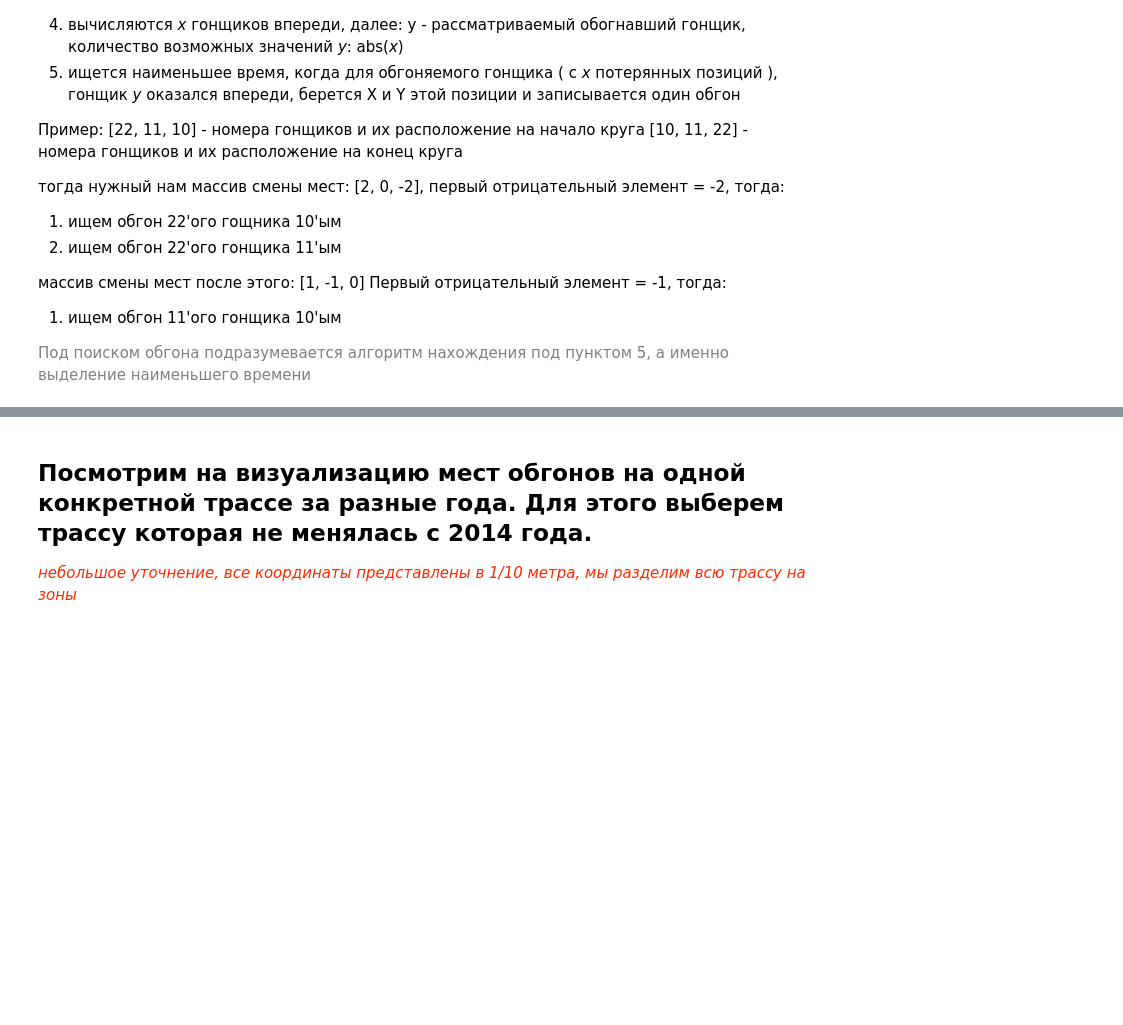
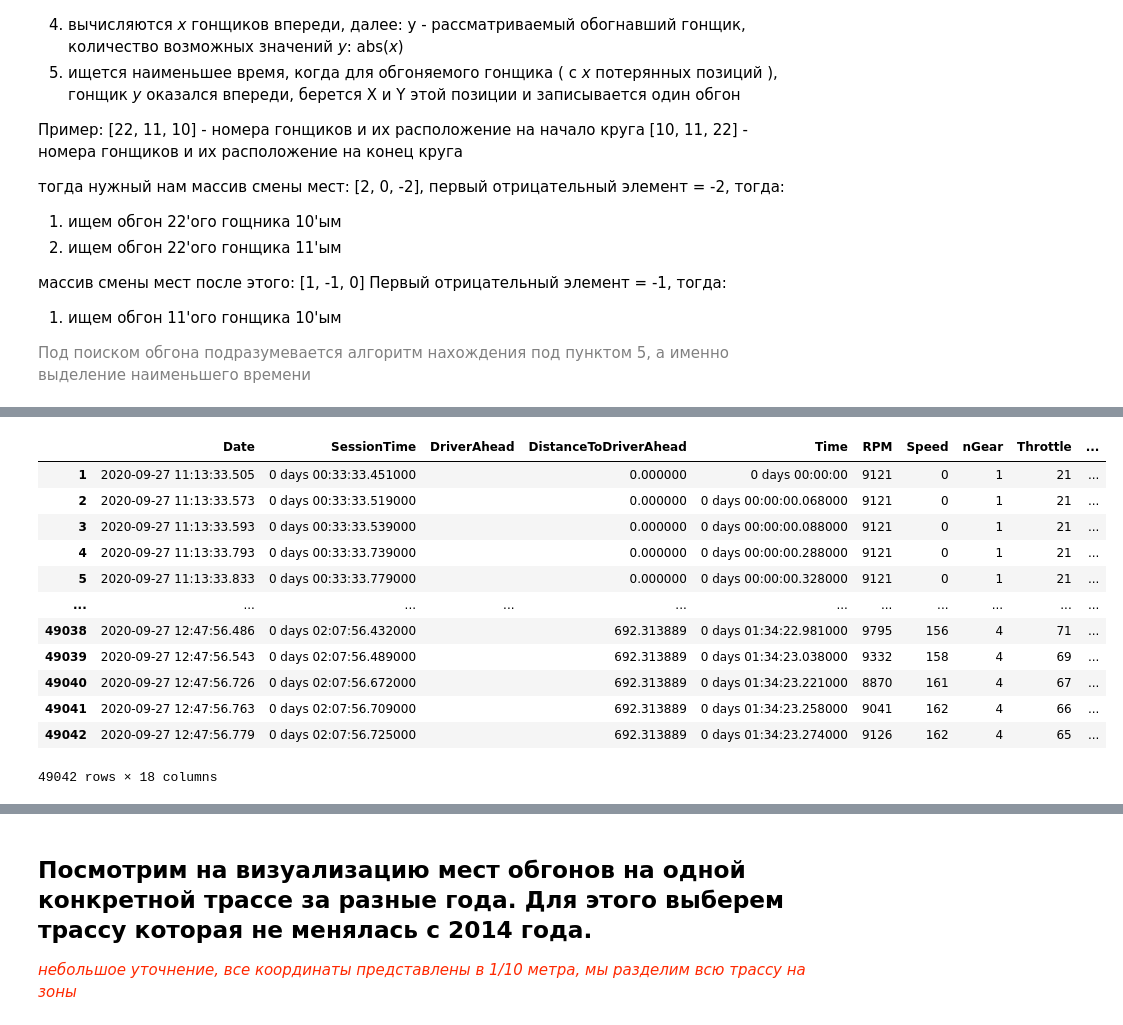
Before and after one commit to BuzzErR/f1analysis, a Jupyter notebook: Formula/main.ipynb, the cells around one changed output, grey strips where cells are left out. Drawn from its saved outputs; the diff is of its cells as text; code cells hidden in the pictures; blank space fills up the shorter version.

```diff
--- a/Formula/main.ipynb
+++ b/Formula/main.ipynb
@@ -133,3 +141,19 @@ laps['LapEndTime'] = laps['LapStartTime'] + laps['LapTime']
+# %%
+laps.pick_driver("44").get_telemetry()
+# %% [output]
+|  | Date | SessionTime | DriverAhead | DistanceToDriverAhead | Time | RPM | Speed | nGear | Throttle | ... |
+| 1 | 2020-09-27 11:13:33.505 | 0 days 00:33:33.451000 |  | 0.000000 | 0 days 00:00:00 | 9121 | 0 | 1 | 21 | ... |
+| 2 | 2020-09-27 11:13:33.573 | 0 days 00:33:33.519000 |  | 0.000000 | 0 days 00:00:00.068000 | 9121 | 0 | 1 | 21 | ... |
+| 3 | 2020-09-27 11:13:33.593 | 0 days 00:33:33.539000 |  | 0.000000 | 0 days 00:00:00.088000 | 9121 | 0 | 1 | 21 | ... |
+| 4 | 2020-09-27 11:13:33.793 | 0 days 00:33:33.739000 |  | 0.000000 | 0 days 00:00:00.288000 | 9121 | 0 | 1 | 21 | ... |
+| 5 | 2020-09-27 11:13:33.833 | 0 days 00:33:33.779000 |  | 0.000000 | 0 days 00:00:00.328000 | 9121 | 0 | 1 | 21 | ... |
+| ... | ... | ... | ... | ... | ... | ... | ... | ... | ... | ... |
+| 49038 | 2020-09-27 12:47:56.486 | 0 days 02:07:56.432000 |  | 692.313889 | 0 days 01:34:22.981000 | 9795 | 156 | 4 | 71 | ... |
+| 49039 | 2020-09-27 12:47:56.543 | 0 days 02:07:56.489000 |  | 692.313889 | 0 days 01:34:23.038000 | 9332 | 158 | 4 | 69 | ... |
+| 49040 | 2020-09-27 12:47:56.726 | 0 days 02:07:56.672000 |  | 692.313889 | 0 days 01:34:23.221000 | 8870 | 161 | 4 | 67 | ... |
+| 49041 | 2020-09-27 12:47:56.763 | 0 days 02:07:56.709000 |  | 692.313889 | 0 days 01:34:23.258000 | 9041 | 162 | 4 | 66 | ... |
+| 49042 | 2020-09-27 12:47:56.779 | 0 days 02:07:56.725000 |  | 692.313889 | 0 days 01:34:23.274000 | 9126 | 162 | 4 | 65 | ... |
+49042 rows × 18 columns
 # %%
 def get_starting_grid(laps_data, quali_data):
     quali_grid = quali_data['DriverNumber'].tolist()
```
Also changed, not shown: parts of 8 cells of this notebook.
